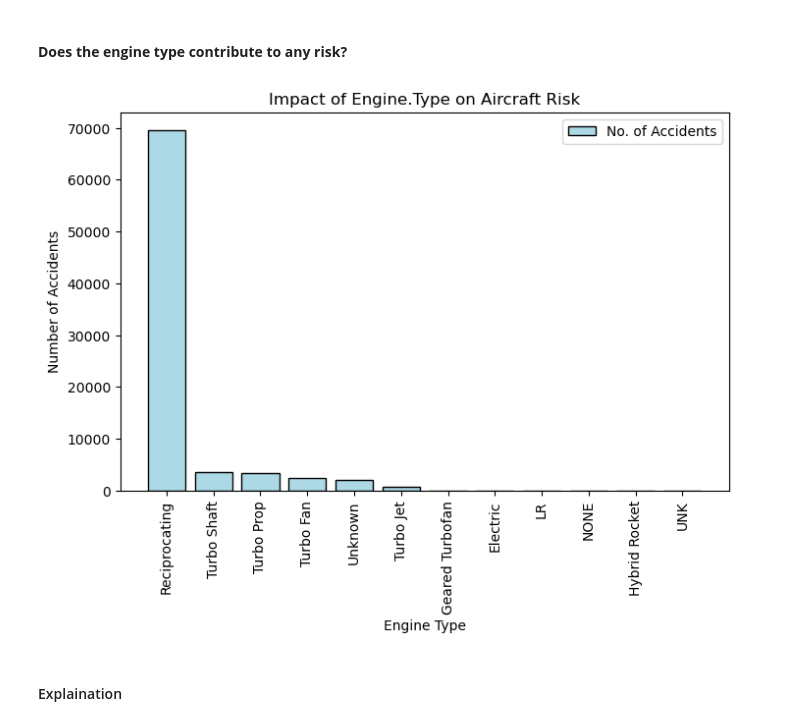
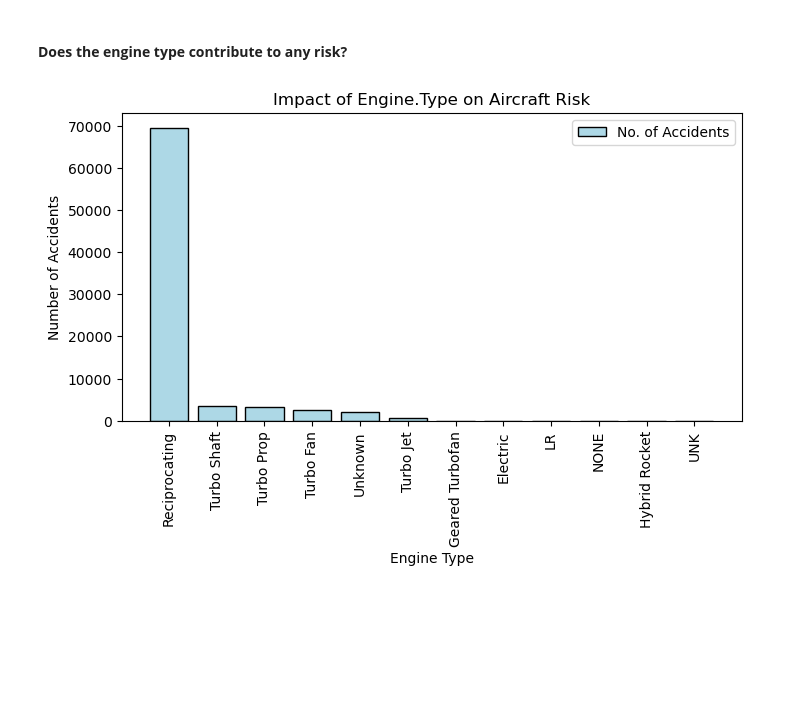
Before and after one commit to blaise-mwangi/dsc-project-aviation, a Jupyter notebook: dsc_project_aviation.ipynb, the cells around one changed output. Cells and saved outputs as stored; diff of their text form; code cells hidden in the pictures; blank space fills up the shorter version.

```diff
--- a/dsc_project_aviation.ipynb
+++ b/dsc_project_aviation.ipynb
@@ -307,22 +307,20 @@ Most of the accidents lie under VMC, where pilots can safely navigate therefore,
 # %% [markdown]
 #### **Does the engine type contribute to any risk?**
 # %%
-# Count occurrences of each weather condition
+# Count occurrences of each accident
 engine_counts = filtered_df["Engine.Type"].value_counts()
 
 # Plotting the bar
-plt.figure(figsize=(8, 5))
+plt.figure(figsize=(8, 4))
 plt.bar(engine_counts .index, engine_counts.values, edgecolor='black',color='lightblue', label='No. of Accidents')
 
 # Labels and title
 plt.xlabel('Engine Type')
 plt.ylabel('Number of Accidents')
 plt.title('Impact of Engine.Type on Aircraft Risk')
 plt.legend()
 
 plt.xticks(rotation=90)
 plt.show()
 # %% [output]
-[figure, old version]
+[figure, new version]
-# %% [markdown]
-#### Explaination
```
Also changed, not shown: parts of 3 cells of this notebook.
